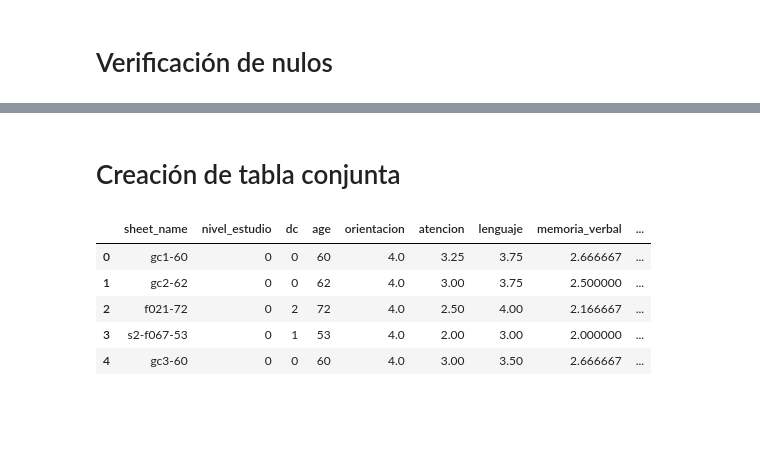
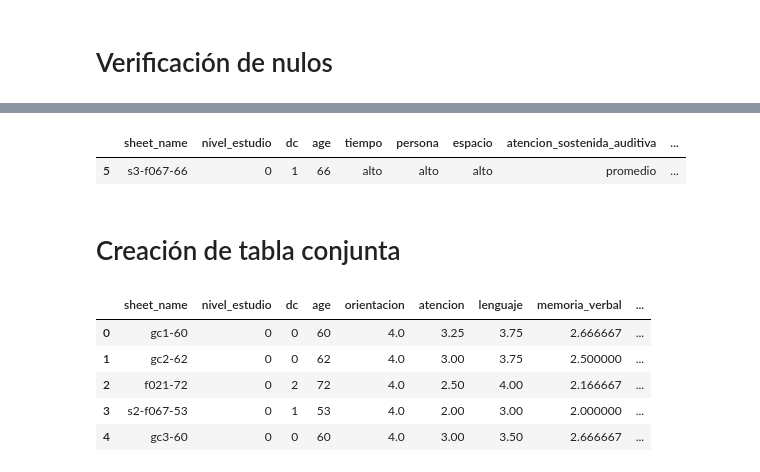
Before and after one commit to Nicolasg2c/dc_model_ts, a Jupyter notebook: src/dc_pipeline_2.ipynb, the cells around one changed output, grey strips where cells are left out. Cells and saved outputs as stored; diff of their text form; code cells hidden in the pictures; blank space fills up the shorter version.

```diff
--- a/src/dc_pipeline_2.ipynb
+++ b/src/dc_pipeline_2.ipynb
@@ -856,3 +962,8 @@ dtype: int64
+# %%
+df_tabla_0[df_tabla_0['sheet_name'] == 's3-f067-66']
+# %% [output]
+|  | sheet_name | nivel_estudio | dc | age | tiempo | persona | espacio | atencion_sostenida_auditiva | ... |
+| 5 | s3-f067-66 | 0 | 1 | 66 | alto | alto | alto | promedio | ... |
 # %% [markdown]
 # Creación de tabla conjunta
 # %%
```
Also changed, not shown: parts of 26 cells of this notebook.
